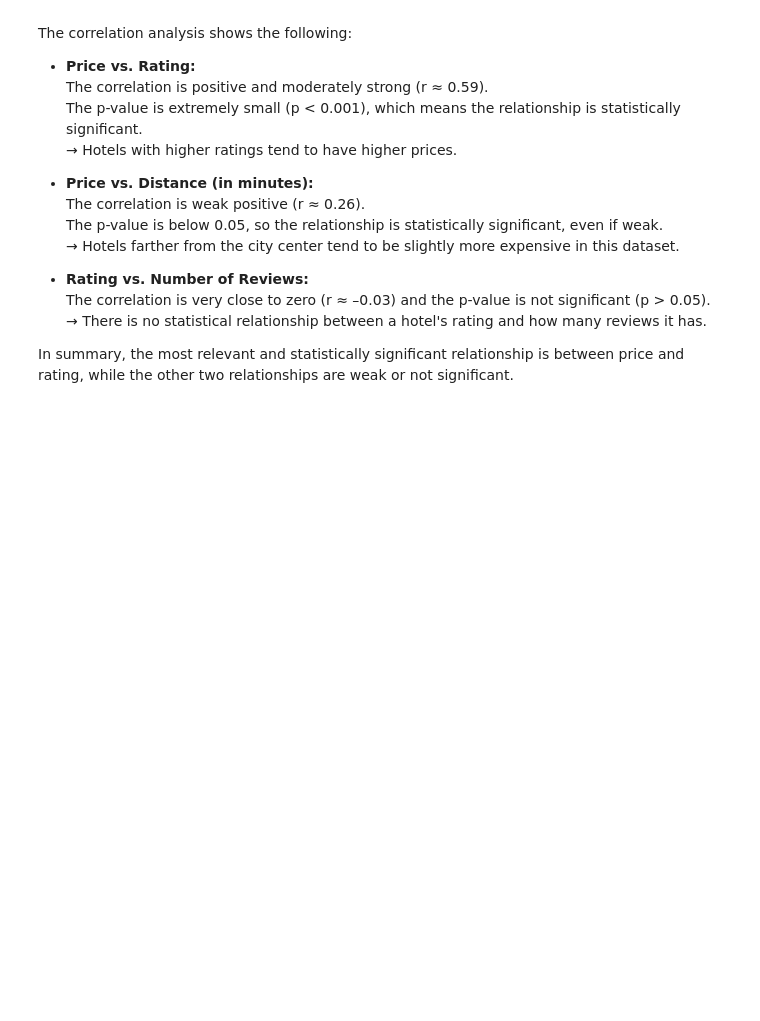
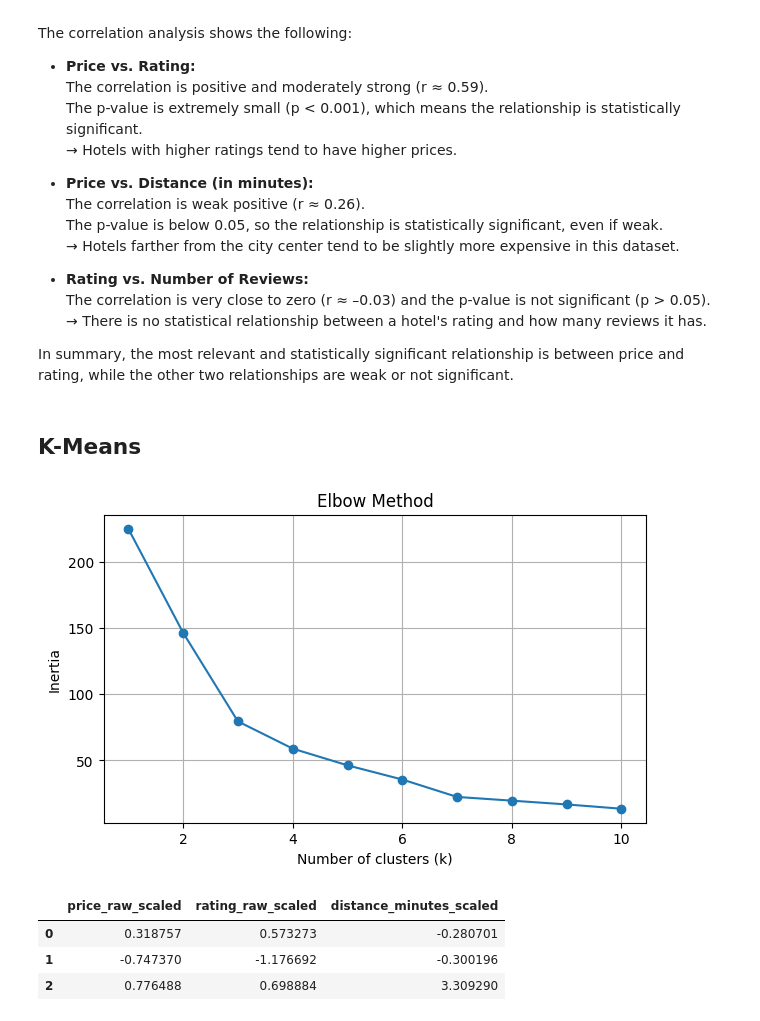
Before and after one commit to Arben-ai/data-analytics-hotelprices, a Jupyter notebook: notebooks/hotels_data_preparation.ipynb, the cells around one changed output. Saved outputs shown, nothing was run; the diff lists cells and outputs as text; code cells hidden in the pictures; blank space fills up the shorter version.

```diff
--- a/notebooks/hotels_data_preparation.ipynb
+++ b/notebooks/hotels_data_preparation.ipynb
@@ -939,3 +943,69 @@ The correlation analysis shows the following:
   → There is no statistical relationship between a hotel's rating and how many reviews it has.
 
 In summary, the most relevant and statistically significant relationship is between price and rating, while the other two relationships are weak or not significant.
+# %% [markdown]
+## K-Means
+# %%
+# K-Means Clustering for hotel data
+
+import pandas as pd
+import numpy as np
+from sklearn.preprocessing import StandardScaler
+from sklearn.cluster import KMeans
+import matplotlib.pyplot as plt
+
+# 1) Select numeric variables
+
+X = df[["price_raw", "rating_raw", "distance_minutes"]].dropna()
+
+# 2) Standardize the data
+
+scaler = StandardScaler()
+X_scaled = scaler.fit_transform(X)
+
+# 3) Elbow method to find optimal k
+
+inertia_values = []
+K_range = range(1, 11)
+
+for k in K_range:
+    kmeans = KMeans(n_clusters=k, random_state=42, n_init="auto")
+    kmeans.fit(X_scaled)
+    inertia_values.append(kmeans.inertia_)
+
+plt.figure(figsize=(7, 4))
+plt.plot(K_range, inertia_values, marker='o')
+plt.title("Elbow Method")
+plt.xlabel("Number of clusters (k)")
+plt.ylabel("Inertia")
+plt.grid(True)
+plt.show()
+
+# 4) Choose k based on elbow plot
+# (You will visually decide. Usually k=3 or k=4 works well.)
+
+k_optimal = 3   # <-- change manually depending on your elbow plot
+
+# 5) Train final k-means model
+
+kmeans_final = KMeans(n_clusters=k_optimal, random_state=42, n_init="auto")
+kmeans_final.fit(X_scaled)
+
+# 6) Add cluster labels to the dataframe
+
+df["cluster"] = kmeans_final.labels_
+
+# 7) Show cluster centers (in scaled space)
+
+cluster_centers = pd.DataFrame(
+    kmeans_final.cluster_centers_,
+    columns=["price_raw_scaled", "rating_raw_scaled", "distance_minutes_scaled"]
+)
+
+cluster_centers
+# %% [output]
+[figure, added]
+|  | price_raw_scaled | rating_raw_scaled | distance_minutes_scaled |
+| 0 | 0.318757 | 0.573273 | -0.280701 |
+| 1 | -0.747370 | -1.176692 | -0.300196 |
+| 2 | 0.776488 | 0.698884 | 3.309290 |
```
Also changed, not shown: parts of 3 cells of this notebook.
